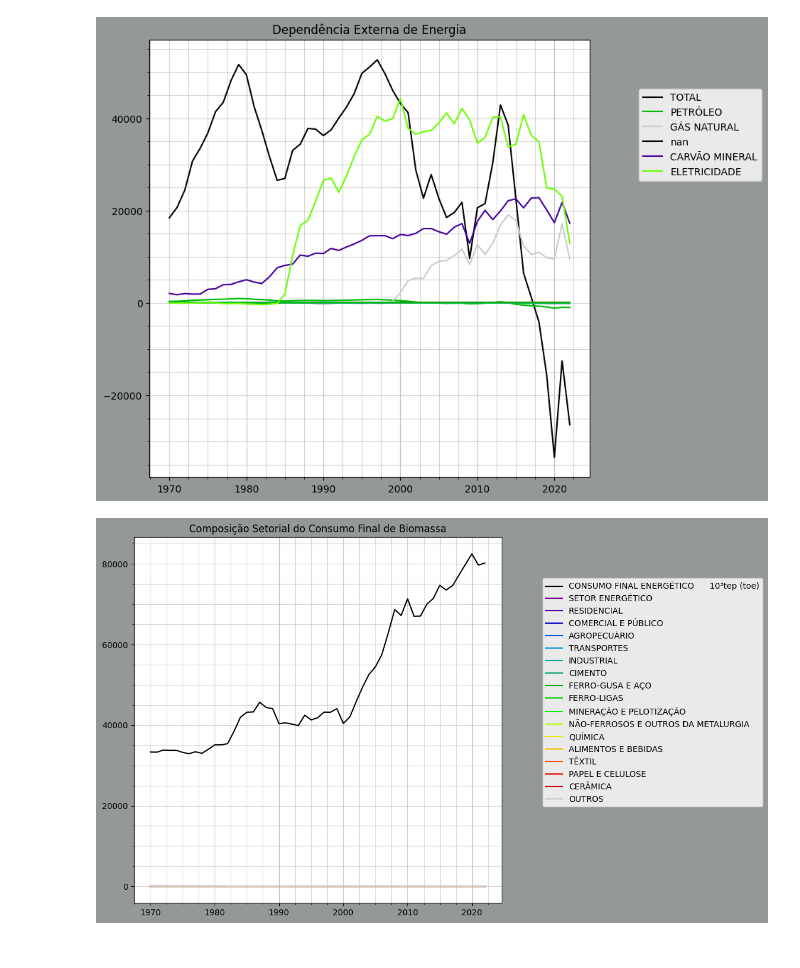
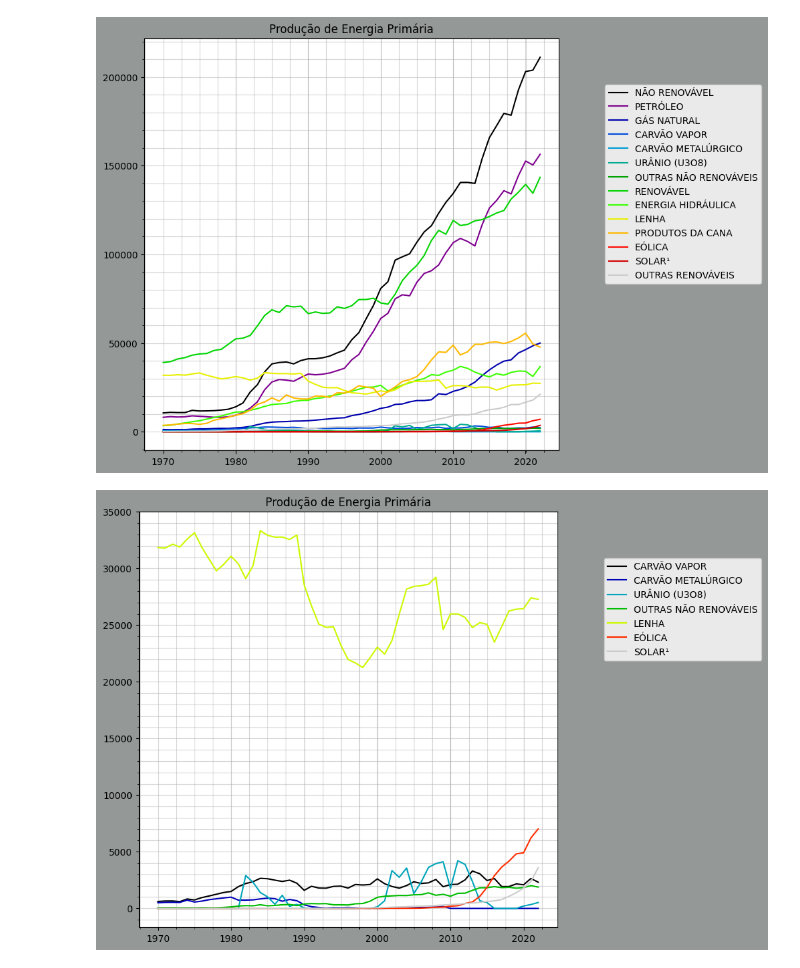
Before and after one commit to scrrpfv/projeto-ip, a Jupyter notebook: Analises/testes.ipynb, the cells around one changed output. Drawn from its saved outputs; the diff is of its cells as text; code cells hidden in the pictures.

```diff
--- a/Analises/testes.ipynb
+++ b/Analises/testes.ipynb
@@ -49,11 +17,9 @@ e.autoplot(5)
-# %%
-e.autoplot(10)
-# %% [output]
-[figure, removed]
-# %%
-e.autoplot(14)
-# %% [output]
-[figure, removed]
+# %%
+e.Plotting.autoplot(0)
+e.Plotting.autoplot(0, n=7)
+# %% [output]
+[figure, added]
+[figure, added]
 # %%
 plt.matshow(dict_oferta_demanda['Urânio'].corr())
 plt.show()
```
Also changed, not shown: parts of 6 cells of this notebook, 1 other file.
